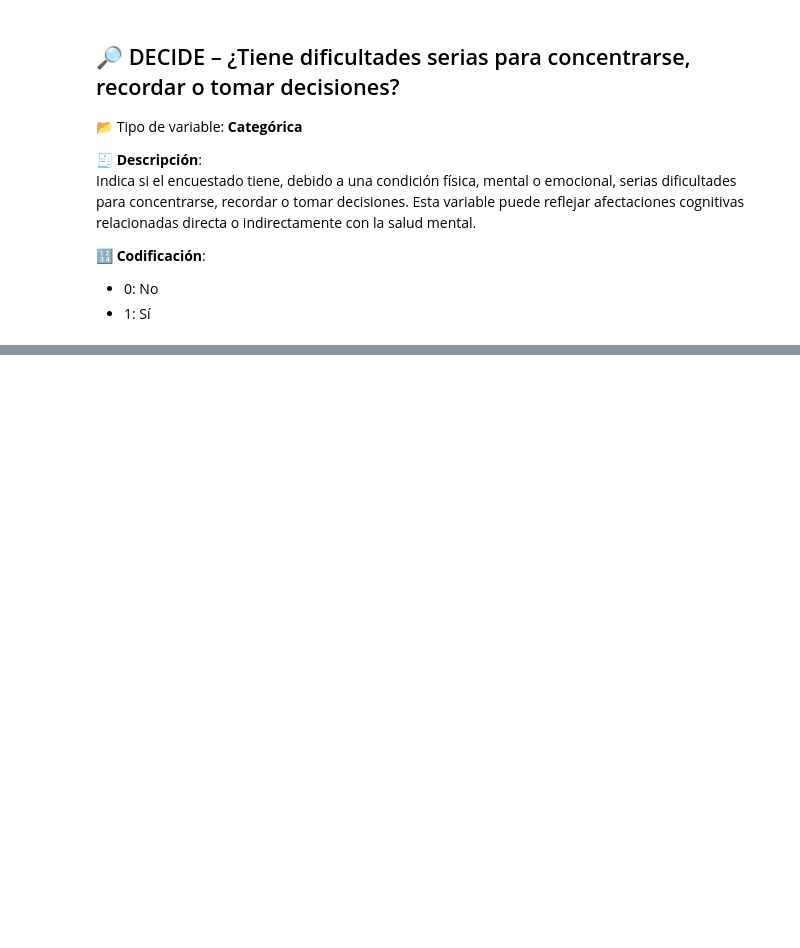
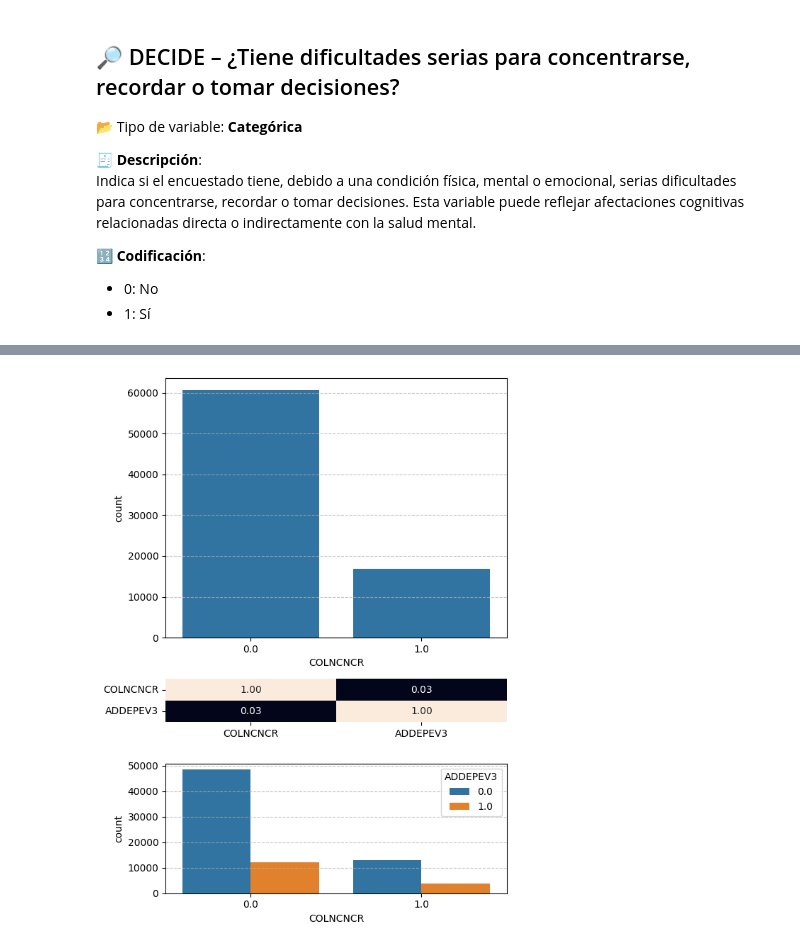
Before and after one commit to 4GeeksAcademy/Final_Project_DataScient, a Jupyter notebook: src/Graficas.ipynb, the cells around one changed output, grey strips where cells are left out. Saved outputs shown, nothing was run; the diff lists cells and outputs as text; code cells hidden in the pictures; blank space fills up the shorter version.

```diff
--- a/src/Graficas.ipynb
+++ b/src/Graficas.ipynb
@@ -1003,0 +581,4 @@ Error:
+# %%
+plot_categoricas("COLNCNCR")
+# %% [output]
+[figure, added]
```
Also changed, not shown: parts of 131 cells of this notebook, 1 other file.
